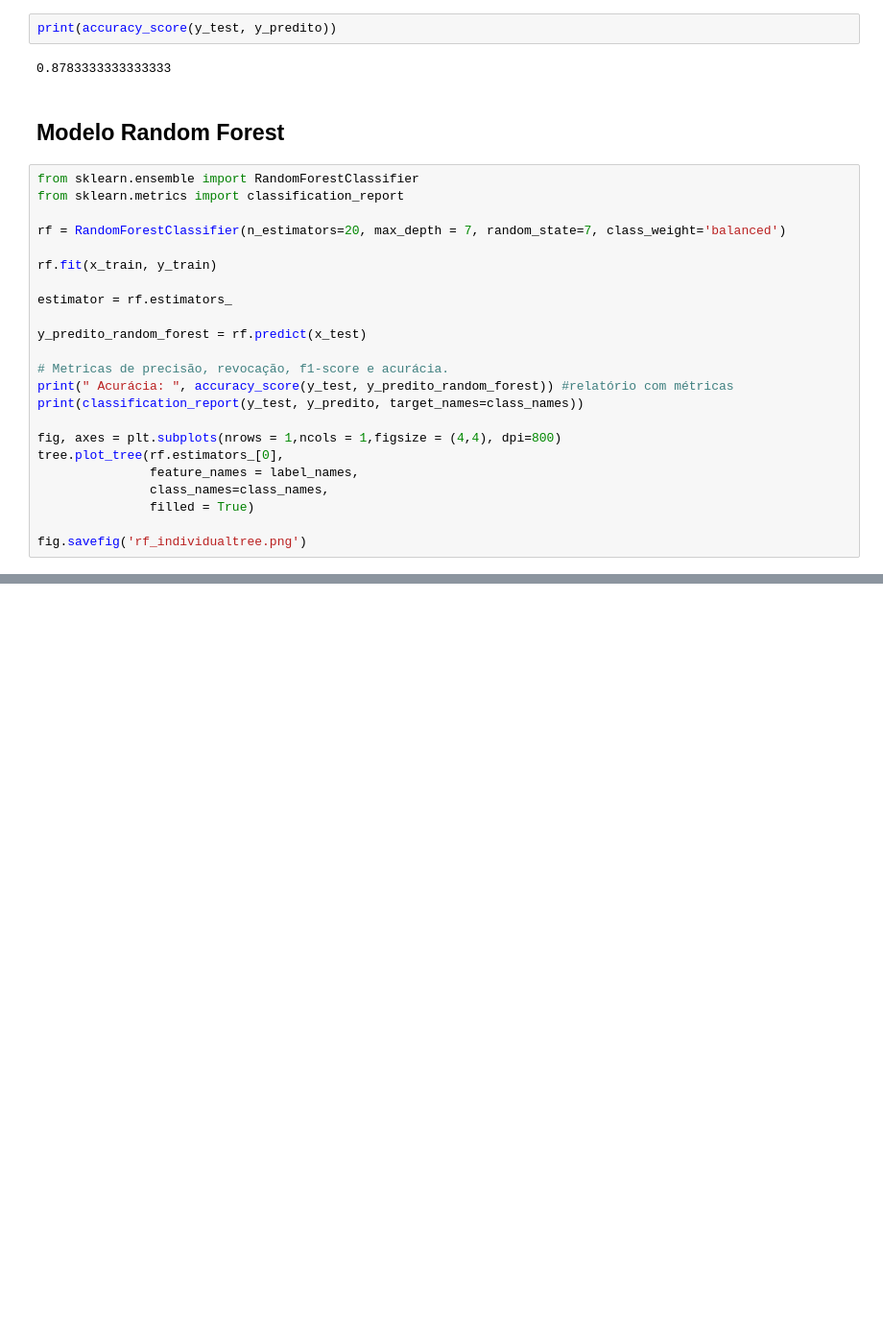
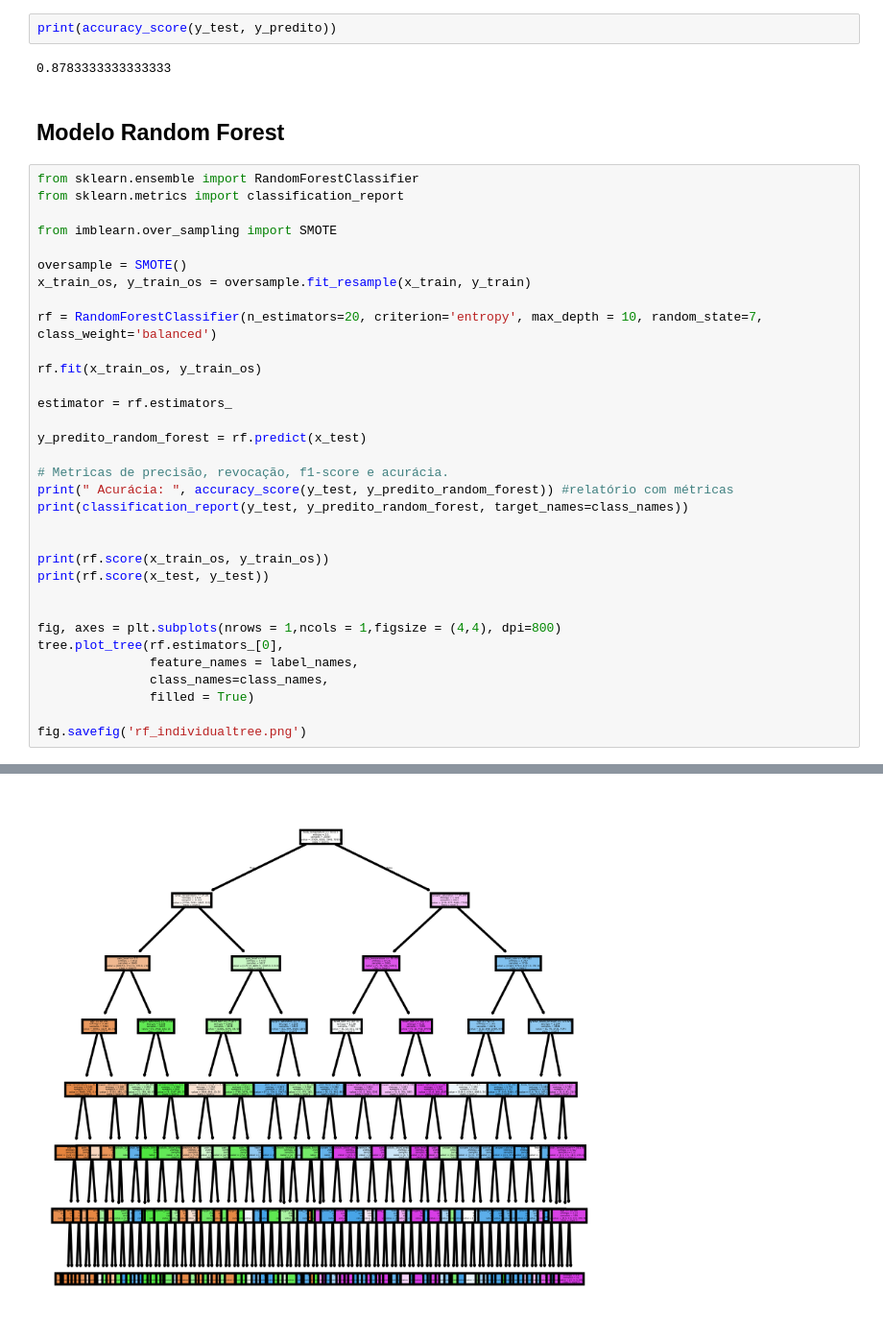
Before and after one commit to KelvinRgnz/Tech-Challenge-FIAP, a Jupyter notebook: nootebook/data_triagem.ipynb, the cells around one changed output, grey strips where cells are left out. Shown at 96% size. Drawn from its saved outputs; the diff is of its cells as text; blank space fills up the shorter version.

Commit message:
Adicionando o SMOTE (Synthetic Minority Over-sampling Technique)

```diff
--- a/nootebook/data_triagem.ipynb
+++ b/nootebook/data_triagem.ipynb
@@ -514,9 +516,14 @@ print(accuracy_score(y_test, y_predito))
 from sklearn.ensemble import RandomForestClassifier
 from sklearn.metrics import classification_report
 
-rf = RandomForestClassifier(n_estimators=20, max_depth = 7, random_state=7, class_weight='balanced')
+from imblearn.over_sampling import SMOTE
 
-rf.fit(x_train, y_train)
+oversample = SMOTE()
+x_train_os, y_train_os = oversample.fit_resample(x_train, y_train)
+
+rf = RandomForestClassifier(n_estimators=20, criterion='entropy', max_depth = 10, random_state=7, class_weight='balanced')
+
+rf.fit(x_train_os, y_train_os)
 
 estimator = rf.estimators_
 
@@ -524,7 +531,12 @@ y_predito_random_forest = rf.predict(x_test)
 
 # Metricas de precisão, revocação, f1-score e acurácia.
 print(" Acurácia: ", accuracy_score(y_test, y_predito_random_forest)) #relatório com métricas
-print(classification_report(y_test, y_predito, target_names=class_names))
+print(classification_report(y_test, y_predito_random_forest, target_names=class_names))
+
+
+print(rf.score(x_train_os, y_train_os))
+print(rf.score(x_test, y_test))
+
 
 fig, axes = plt.subplots(nrows = 1,ncols = 1,figsize = (4,4), dpi=800)
 tree.plot_tree(rf.estimators_[0],
@@ -533,3 +545,4 @@ tree.plot_tree(rf.estimators_[0],
                filled = True)
 
 fig.savefig('rf_individualtree.png')
+# %% [output]
@@ -535,0 +563 @@ fig.savefig('rf_individualtree.png')
+[figure, added]
```
Also changed, not shown: parts of 4 cells of this notebook, 2 other files.
